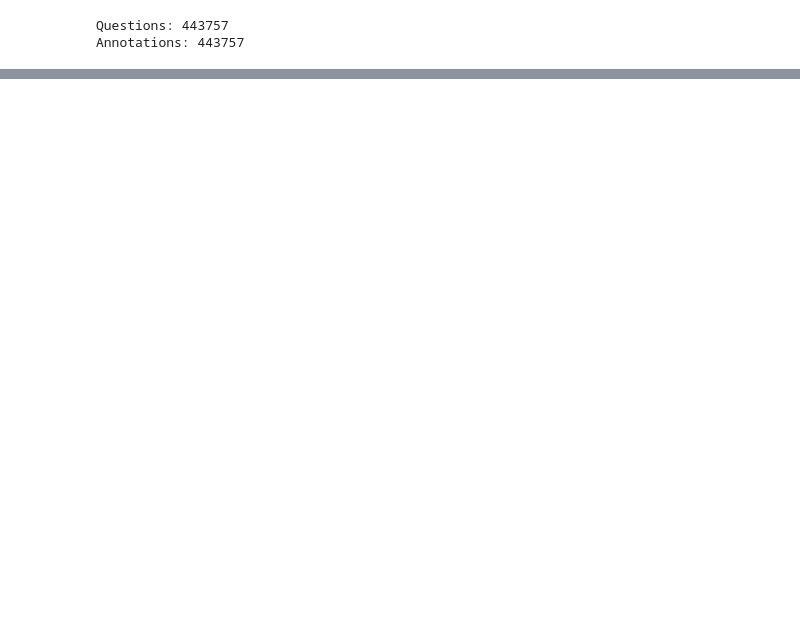
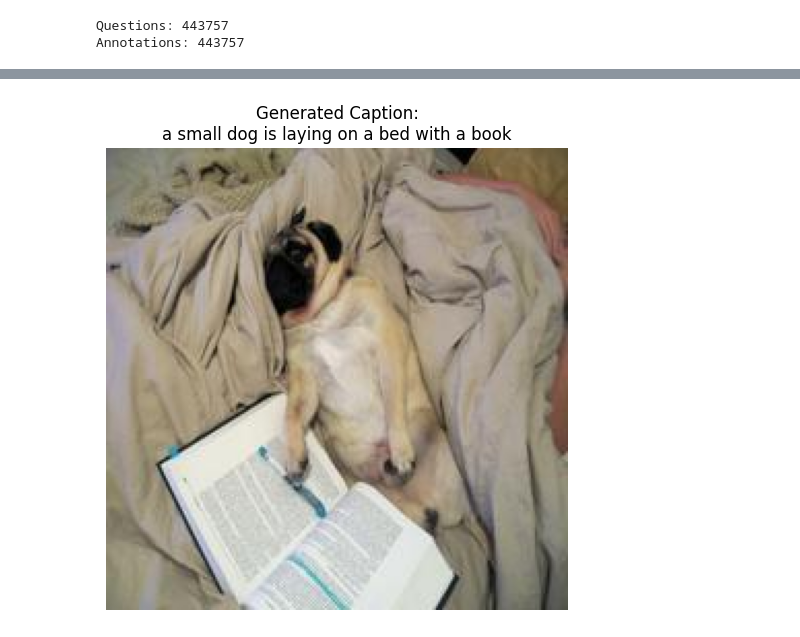
Before and after one commit to grevanth1105/visual-question-answering-system-CV, a Jupyter notebook: vqacv.ipynb, the cells around one changed output, grey strips where cells are left out. Drawn from its saved outputs; the diff is of its cells as text; code cells hidden in the pictures; blank space fills up the shorter version.

```diff
--- a/vqacv.ipynb
+++ b/vqacv.ipynb
@@ -123,0 +142,9 @@ test_df.to_csv("/kaggle/working/test.csv", index=False)
+# %%
+device = "cuda" if torch.cuda.is_available() else "cpu"
+
+processor = BlipProcessor.from_pretrained("Salesforce/blip-image-captioning-base")
+model = BlipForConditionalGeneration.from_pretrained(
+    "Salesforce/blip-image-captioning-base"
+).to(device)
+
+print("Model loaded on:", device)
@@ -123,0 +154,3 @@ test_df.to_csv("/kaggle/working/test.csv", index=False)
+# %%
+train_df = pd.read_csv("/kaggle/working/train.csv")
+train_df.head()
@@ -123,0 +164,21 @@ test_df.to_csv("/kaggle/working/test.csv", index=False)
+# %%
+import matplotlib.pyplot as plt
+
+sample_image_path = train_df.iloc[1]["image_path"]
+
+image = Image.open(sample_image_path).convert("RGB")
+
+inputs = processor(images=image, return_tensors="pt").to(device)
+
+with torch.no_grad():
+    output = model.generate(**inputs, max_length=30)
+
+caption = processor.decode(output[0], skip_special_tokens=True)
+
+plt.figure(figsize=(6,6))
+plt.imshow(image)
+plt.axis("off")
+plt.title(f"Generated Caption:\n{caption}", fontsize=12)
+plt.show()
+# %% [output]
+[figure, added]
```
Also changed, not shown: parts of 22 cells of this notebook.
